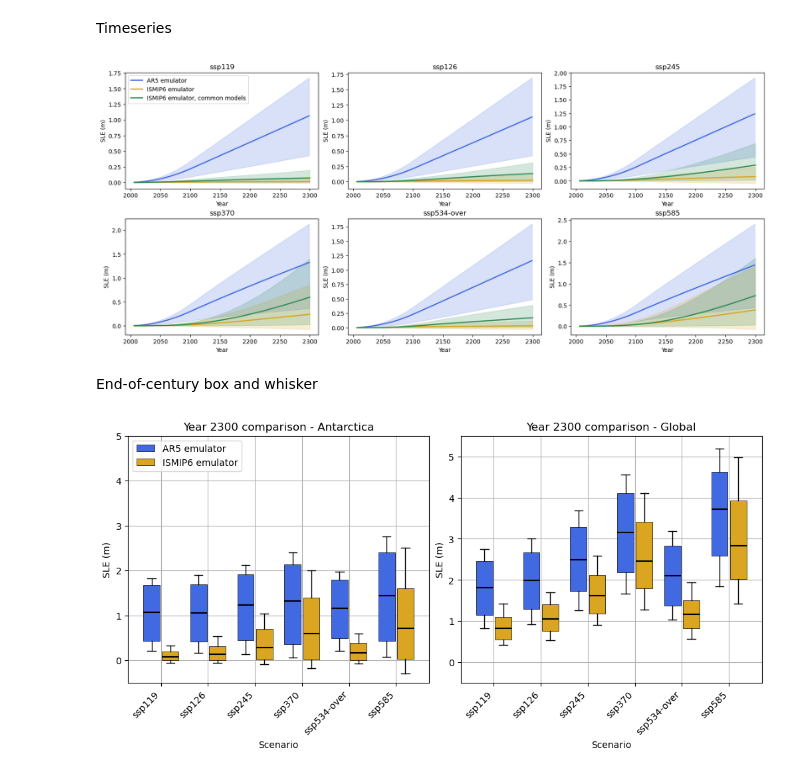
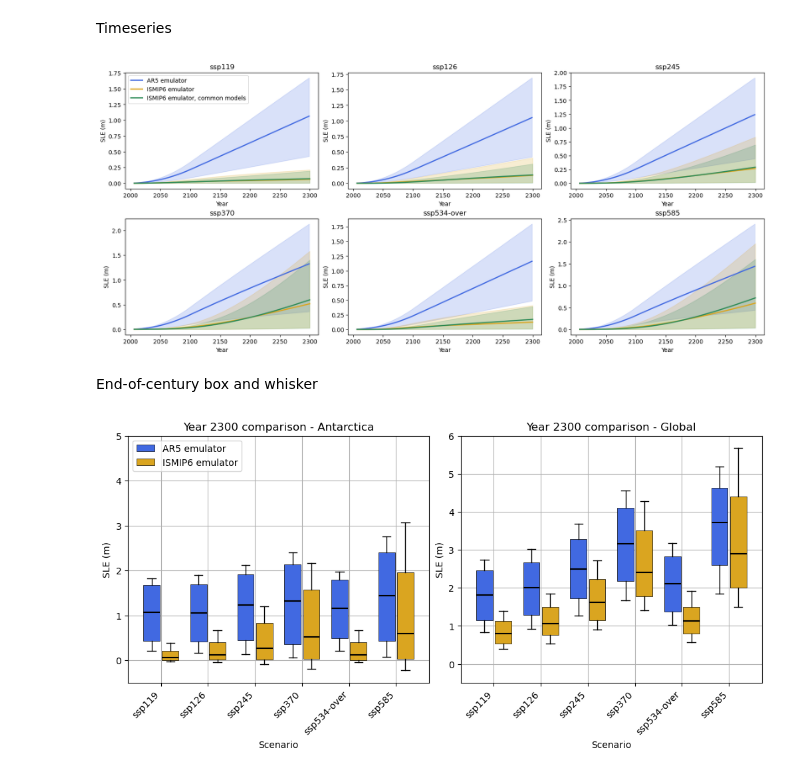
Before and after one commit to uk-gov-mirror/MetOffice.ProFSea-tool, a Jupyter notebook: profsea/notebooks/compare_ais.ipynb, the cells around one changed output. Saved outputs shown, nothing was run; the diff lists cells and outputs as text; code cells hidden in the pictures.

```diff
--- a/profsea/notebooks/compare_ais.ipynb
+++ b/profsea/notebooks/compare_ais.ipynb
@@ -6,11 +6,11 @@ import matplotlib.pyplot as plt
 import xarray as xr
 # %%
 old_ais_path = "../probabilistic_projections/global/gmslr_projections.nc"
-new_ais_path = "../probabilistic_projections/global/gmslr_projections_NEW_AIS_FASTSLOW.nc"
+new_ais_path = "../probabilistic_projections/global/gmslr_projections_NEW_AIS_RATE.nc"
 c_new_ais_path = "../probabilistic_projections/global/gmslr_projections_NEW_AIS.nc"
 old_ds = xr.open_dataset(old_ais_path)
 new_ds = xr.open_dataset(new_ais_path)
-new_ds = xr.open_dataset(c_new_ais_path)
+c_new_ds = xr.open_dataset(c_new_ais_path)
 # %% [markdown]
 Timeseries
 # %%
@@ -31,7 +31,7 @@ for scen_idx, scenario in enumerate(old_ds.scenario):
     if scen_idx == 0:
         ax.legend(loc="upper left")
 # %% [output]
-[figure, old version]
+[figure, new version]
 # %% [markdown]
 End-of-century box and whisker
 # %%
@@ -70,32 +70,32 @@ ax.legend(loc="upper left")
 
 # Global
 ax = fig.add_subplot(122)
 old_eoc = []
 new_eoc = []
 for scen_idx, scenario in enumerate(old_ds.scenario):
     old_eoc.append(old_ds.isel(scenario=scen_idx, year=-1).gmslr.values)
     new_eoc.append(new_ds.isel(scenario=scen_idx, year=-1).gmslr.values)
 
 indices = np.arange(1, len(old_ds.scenario)+1)
 width = 0.35
 
 old_bplot = ax.boxplot(old_eoc, positions=indices - 0.2, widths=width, patch_artist=True, medianprops=medianprops, boxprops=boxprops, label="AR5 emulator")
 new_bplot = ax.boxplot(new_eoc, positions=indices + 0.2, widths=width, patch_artist=True, medianprops=medianprops, boxprops=boxprops, label="ISMIP6 emulator")
 
 for patch, color in zip(old_bplot['boxes'], ['royalblue' for i in range(len(old_eoc))]):
     patch.set_facecolor(color)
 for patch, color in zip(new_bplot['boxes'], ['goldenrod' for i in range(len(old_eoc))]):
     patch.set_facecolor(color)
 
 ax.set_title("Year 2300 comparison - Global")
 ax.set_ylabel("SLE (m)")
 ax.set_xlabel("Scenario")
-ax.set_ylim([-0.5, 5.5])
+ax.set_ylim([-0.5, 6])
 ax.set_xticks(indices)
 ax.set_xticklabels(old_ds.scenario.values, rotation=45, ha='right')
 ax.grid()
 plt.show()
 ax.grid()
 plt.show()
 # %% [output]
-[figure, old version]
+[figure, new version]
```
Also changed, not shown: 3 other files.
